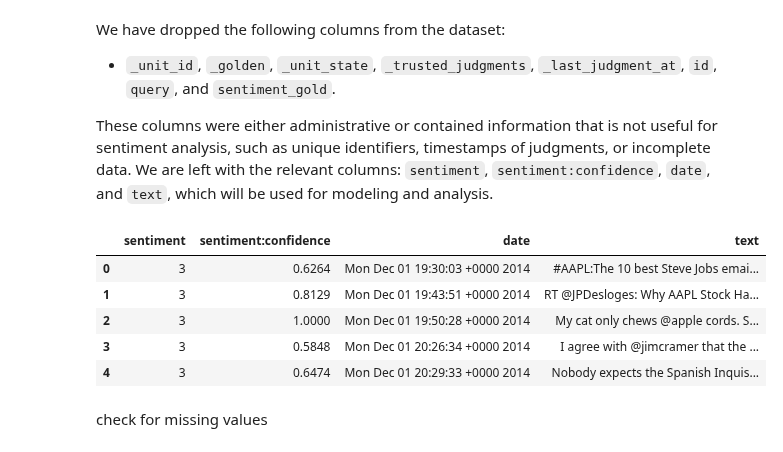
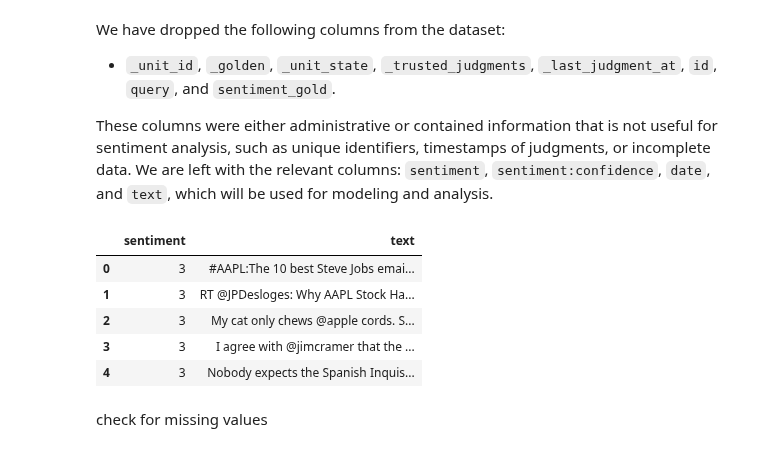
Before and after one commit to George-Chira/twitter-sentiment-analysis, a Jupyter notebook: notebooks/Chira.ipynb, the cells around one changed output. Drawn from its saved outputs; the diff is of its cells as text; code cells hidden in the pictures.

```diff
--- a/notebooks/Chira.ipynb
+++ b/notebooks/Chira.ipynb
@@ -44,20 +44,20 @@ These columns were either administrative or contained information that is not us
 # %%
 # Columns to drop based on the previous analysis
 columns_to_drop = ['_unit_id', '_golden', '_unit_state', '_trusted_judgments',
-                   '_last_judgment_at', 'id', 'query', 'sentiment_gold']
+                   '_last_judgment_at', 'id', 'query', 'date' , 'sentiment:confidence' , 'sentiment_gold']
 
 # Drop the unnecessary columns
 df_tweets = df.drop(columns=columns_to_drop)
 
 # Display the first few rows to verify the changes
 df_tweets.head()
 # %% [output]
-|  | sentiment | sentiment:confidence | date | text |
-| 0 | 3 | 0.6264 | Mon Dec 01 19:30:03 +0000 2014 | #AAPL:The 10 best Steve Jobs emai... |
-| 1 | 3 | 0.8129 | Mon Dec 01 19:43:51 +0000 2014 | RT @JPDesloges: Why AAPL Stock Ha... |
-| 2 | 3 | 1.0000 | Mon Dec 01 19:50:28 +0000 2014 | My cat only chews @apple cords. S... |
-| 3 | 3 | 0.5848 | Mon Dec 01 20:26:34 +0000 2014 | I agree with @jimcramer that the ... |
-| 4 | 3 | 0.6474 | Mon Dec 01 20:29:33 +0000 2014 | Nobody expects the Spanish Inquis... |
+|  | sentiment | text |
+| 0 | 3 | #AAPL:The 10 best Steve Jobs emai... |
+| 1 | 3 | RT @JPDesloges: Why AAPL Stock Ha... |
+| 2 | 3 | My cat only chews @apple cords. S... |
+| 3 | 3 | I agree with @jimcramer that the ... |
+| 4 | 3 | Nobody expects the Spanish Inquis... |
 # %% [markdown]
 check for missing values
 # %% [markdown]
```
Also changed, not shown: parts of 7 cells of this notebook.
